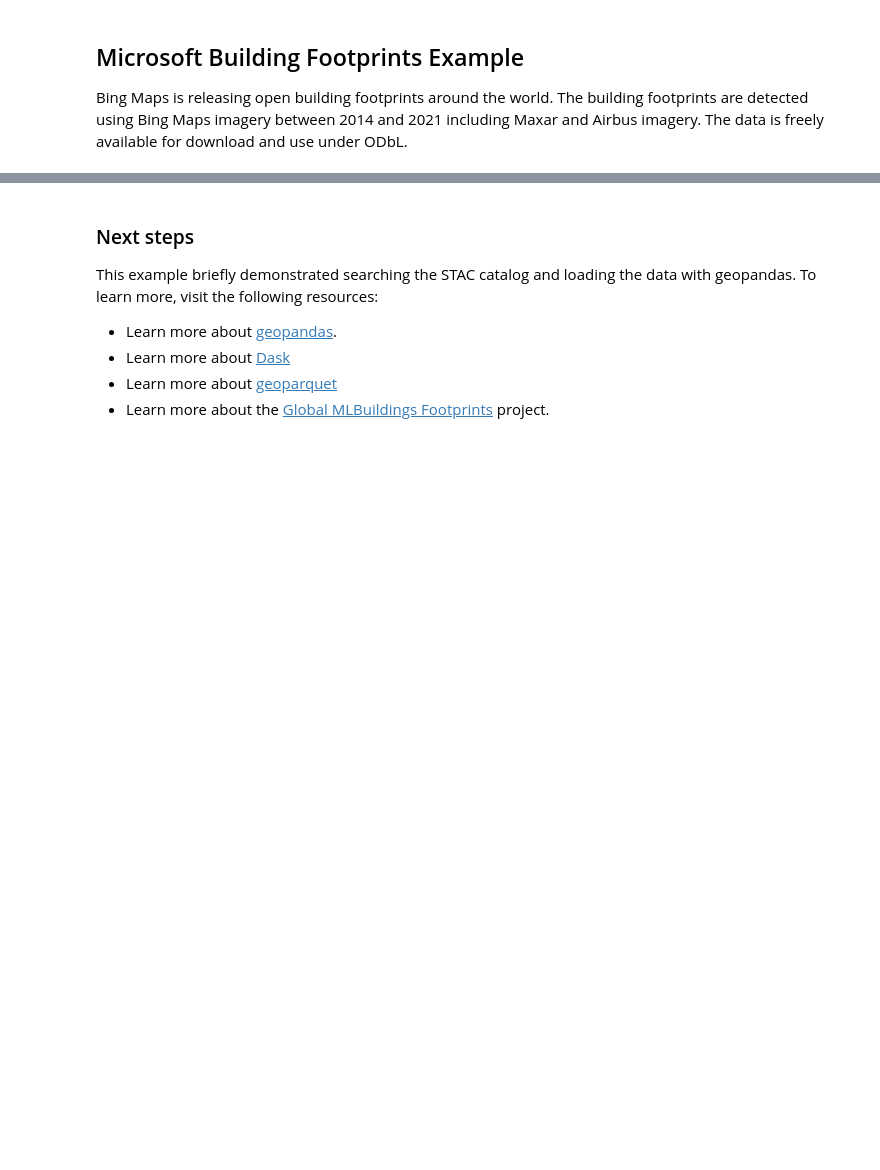
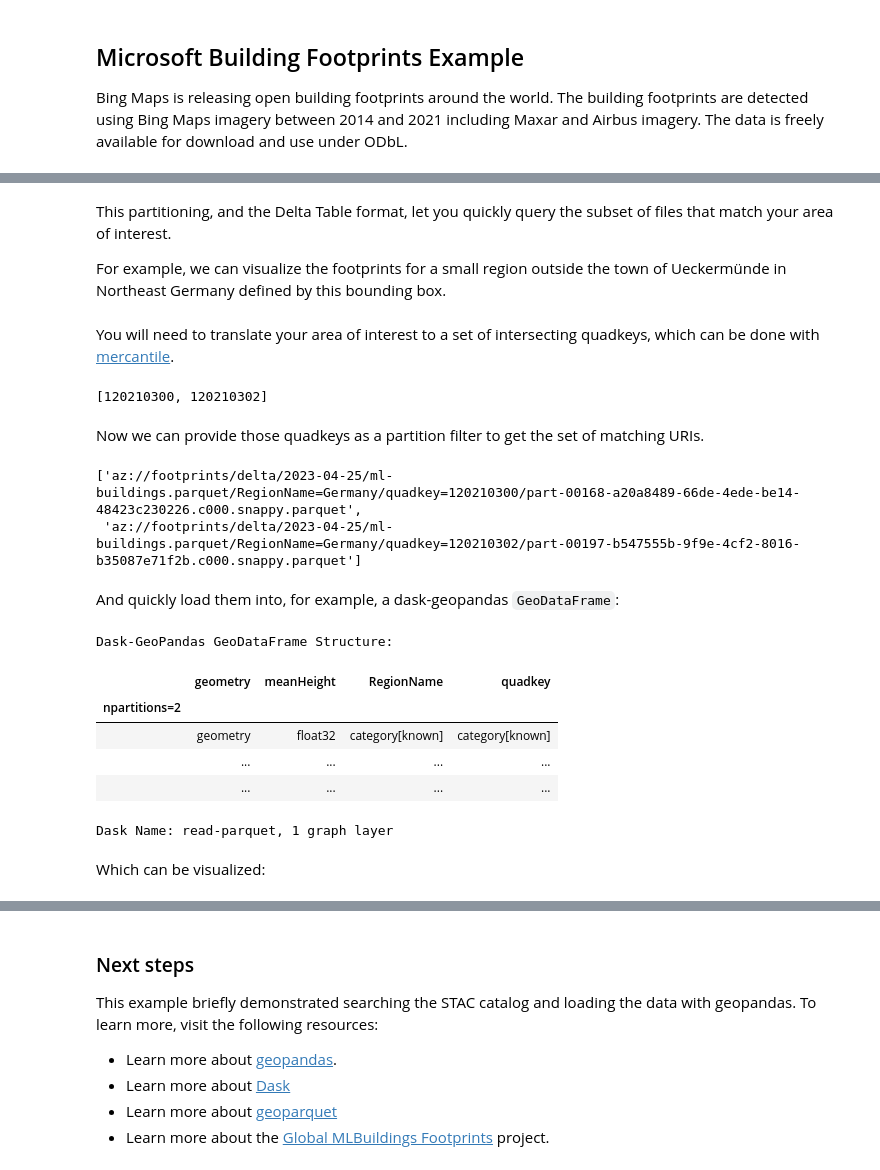
Before and after one commit to microsoft/PlanetaryComputerExamples, a Jupyter notebook: datasets/ms-buildings/ms-buildings-example.ipynb, the cells around one changed output, grey strips where cells are left out. Saved outputs shown, nothing was run; the diff lists cells and outputs as text; code cells hidden in the pictures; blank space fills up the shorter version.

```diff
--- a/datasets/ms-buildings/ms-buildings-example.ipynb
+++ b/datasets/ms-buildings/ms-buildings-example.ipynb
@@ -138,0 +61,4 @@ Dask Name: read-parquet, 3531 tasks
+# %% [markdown]
+This partitioning, and the Delta Table format, let you quickly query the subset of files that match your area of interest.
+
+For example, we can visualize the footprints for a small region outside the town of Ueckermünde in Northeast Germany defined by this bounding box.
@@ -138,0 +67,33 @@ Dask Name: read-parquet, 3531 tasks
+# %% [markdown]
+You will need to translate your area of interest to a set of intersecting quadkeys, which can be done with [mercantile](https://mercantile.readthedocs.io/en/stable/).
+# %%
+quadkeys = [
+    int(mercantile.quadkey(tile))
+    for tile in mercantile.tiles(*area_of_interest.bounds, zooms=9)
+]
+quadkeys
+# %% [output]
+[120210300, 120210302]
+# %% [markdown]
+Now we can provide those quadkeys as a partition filter to get the set of matching URIs.
+# %%
+uris = table.file_uris([("RegionName", "=", "Germany"), ("quadkey", "in", quadkeys)])
+uris
+# %% [output]
+['az://footprints/delta/2023-04-25/ml-buildings.parquet/RegionName=Germany/quadkey=120210300/part-00168-a20a8489-66de-4ede-be14-48423c230226.c000.snappy.parquet',
+ 'az://footprints/delta/2023-04-25/ml-buildings.parquet/RegionName=Germany/quadkey=120210302/part-00197-b547555b-9f9e-4cf2-8016-b35087e71f2b.c000.snappy.parquet']
+# %% [markdown]
+And quickly load them into, for example, a dask-geopandas `GeoDataFrame`:
+# %%
+df = dask_geopandas.read_parquet(uris, storage_options=storage_options)
+df
+# %% [output]
+Dask-GeoPandas GeoDataFrame Structure:
+|  | geometry | meanHeight | RegionName | quadkey |
+| npartitions=2 |  |  |  |  |
+|  | geometry | float32 | category[known] | category[known] |
+|  | ... | ... | ... | ... |
+|  | ... | ... | ... | ... |
+Dask Name: read-parquet, 1 graph layer
+# %% [markdown]
+Which can be visualized:
```
Also changed, not shown: parts of 39 cells of this notebook.
